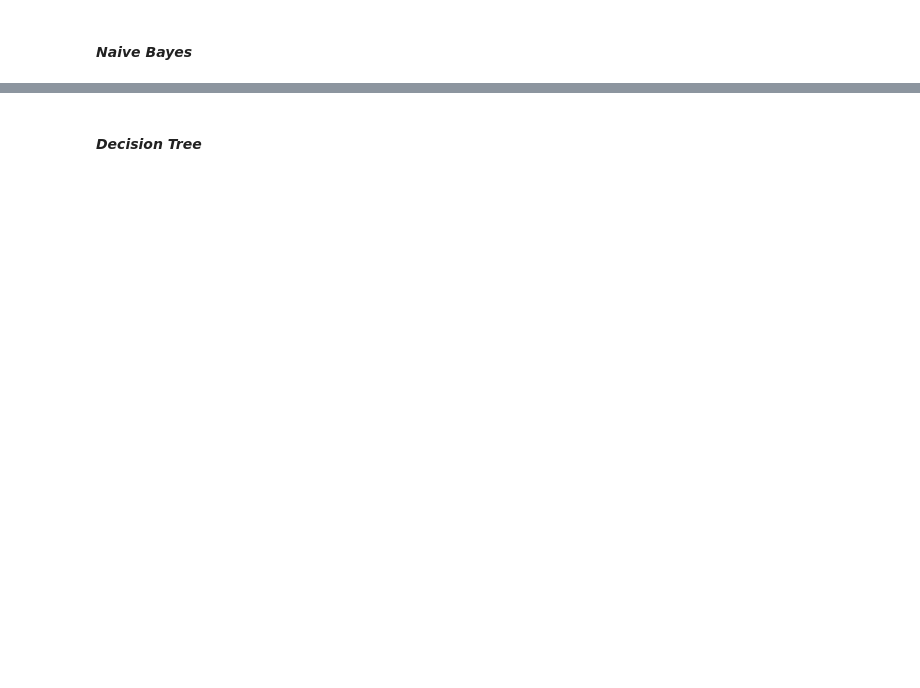
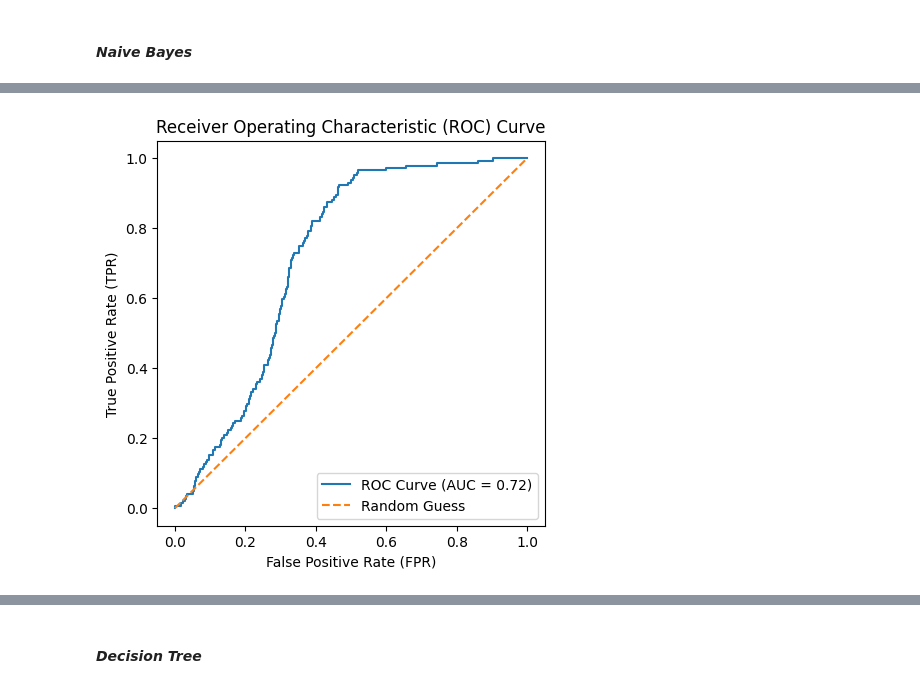
Before and after one commit to manelneto/fraud, a Jupyter notebook: task2.ipynb, the cells around one changed output, grey strips where cells are left out. Saved outputs shown, nothing was run; the diff lists cells and outputs as text; code cells hidden in the pictures; blank space fills up the shorter version.

```diff
--- a/task2.ipynb
+++ b/task2.ipynb
@@ -105,0 +168,13 @@ K-Nearest Neighbors Test AUC Score: 57.14%
+# %%
+naive_bayes_test_probabilities = naive_bayes_grid_search.predict_proba(test_predictors)[:, 1]
+
+naive_bayes_fpr, naive_bayes_tpr, naive_bayes_thresholds = roc_curve(test_targets, naive_bayes_test_probabilities)
+
+naive_bayes_roc_auc = auc(naive_bayes_fpr, naive_bayes_tpr)
+
+plt.figure(figsize = (5, 5))
+plt.plot(naive_bayes_fpr, naive_bayes_tpr, label = f'ROC Curve (AUC = {naive_bayes_roc_auc:.2f})')
+plt.plot([0, 1], [0, 1], linestyle = '--', label = 'Random Guess')
+contextualize('Naive Bayes ROC Curve')
+# %% [output]
+[figure, added]
```
Also changed, not shown: parts of 35 cells of this notebook, 1 other file.
